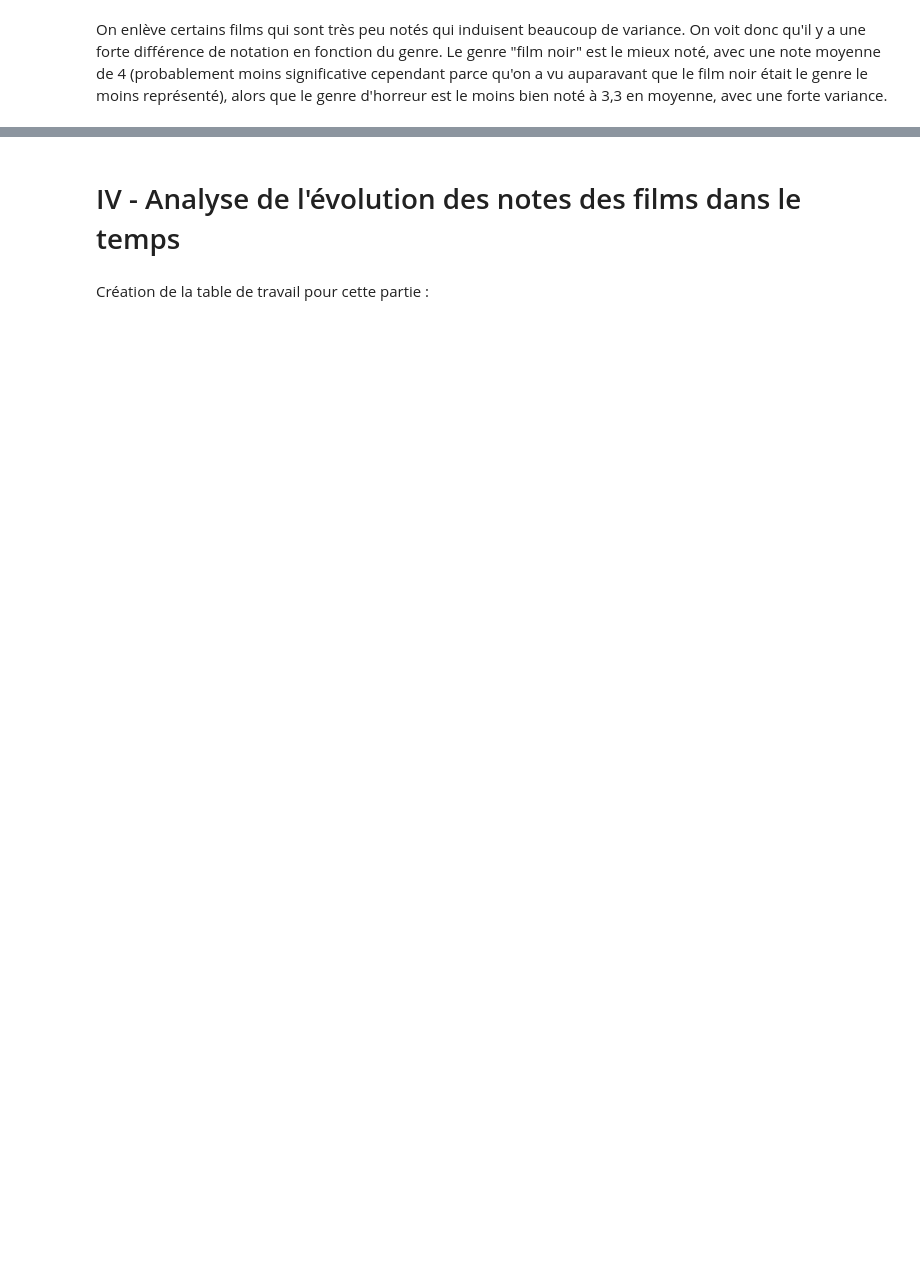
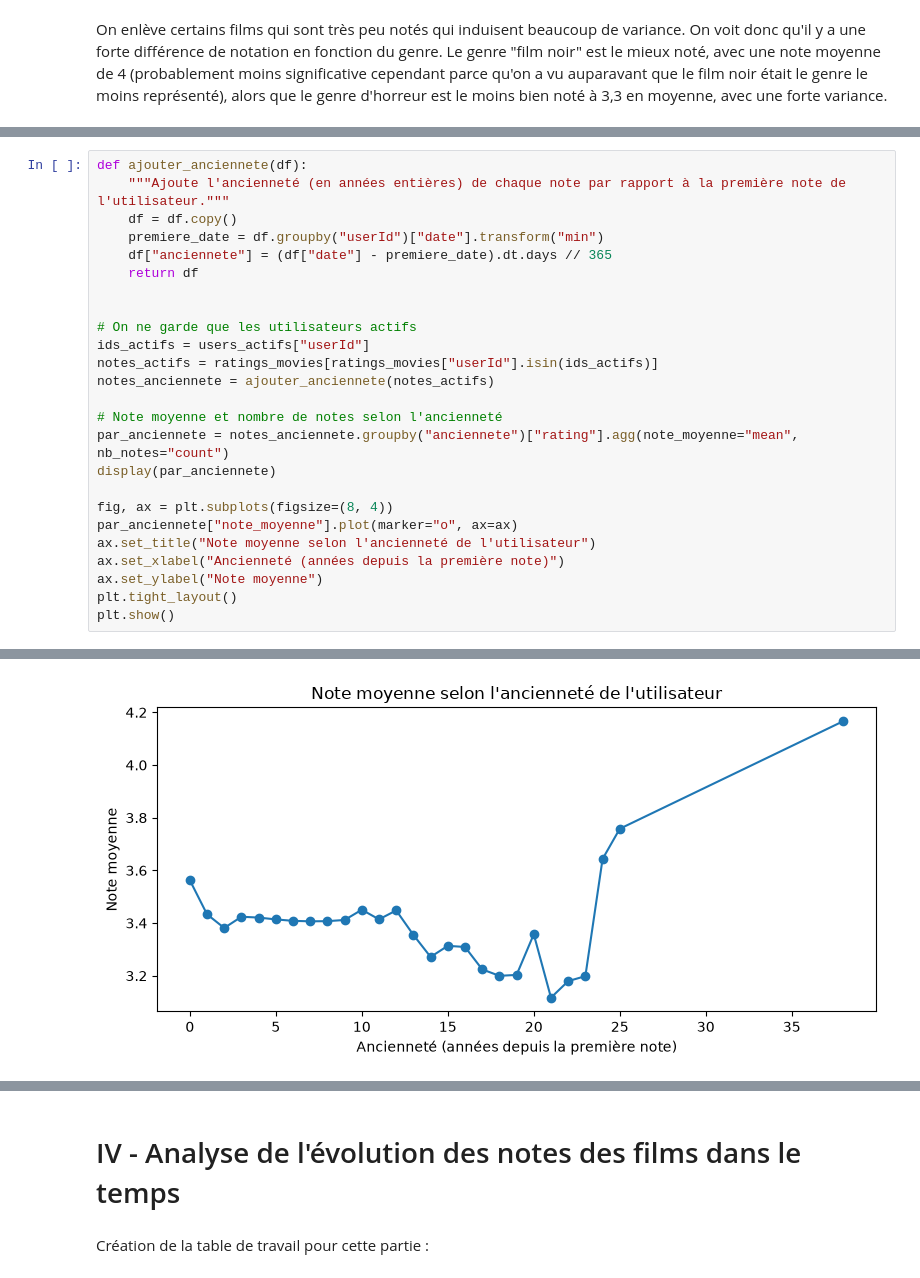
Before and after one commit to gcourtadon/ensae_pythondatascience_films, a Jupyter notebook: main.ipynb, the cells around one changed output, grey strips where cells are left out. Saved outputs shown, nothing was run; the diff lists cells and outputs as text; blank space fills up the shorter version.

```diff
--- a/main.ipynb
+++ b/main.ipynb
@@ -394,0 +501,26 @@ On enlève certains films qui sont très peu notés qui induisent beaucoup de va
+# %%
+def ajouter_anciennete(df):
+    """Ajoute l'ancienneté (en années entières) de chaque note par rapport à la première note de l'utilisateur."""
+    df = df.copy()
+    premiere_date = df.groupby("userId")["date"].transform("min")
+    df["anciennete"] = (df["date"] - premiere_date).dt.days // 365
+    return df
+
+
+# On ne garde que les utilisateurs actifs
+ids_actifs = users_actifs["userId"]
+notes_actifs = ratings_movies[ratings_movies["userId"].isin(ids_actifs)]
+notes_anciennete = ajouter_anciennete(notes_actifs)
+
+# Note moyenne et nombre de notes selon l'ancienneté
+par_anciennete = notes_anciennete.groupby("anciennete")["rating"].agg(note_moyenne="mean", nb_notes="count")
+display(par_anciennete)
+
+fig, ax = plt.subplots(figsize=(8, 4))
+par_anciennete["note_moyenne"].plot(marker="o", ax=ax)
+ax.set_title("Note moyenne selon l'ancienneté de l'utilisateur")
+ax.set_xlabel("Ancienneté (années depuis la première note)")
+ax.set_ylabel("Note moyenne")
+plt.tight_layout()
+plt.show()
+# %% [output]
@@ -394,0 +545 @@ On enlève certains films qui sont très peu notés qui induisent beaucoup de va
+[figure, added]
```
Also changed, not shown: parts of 28 cells of this notebook, 1 other file.
